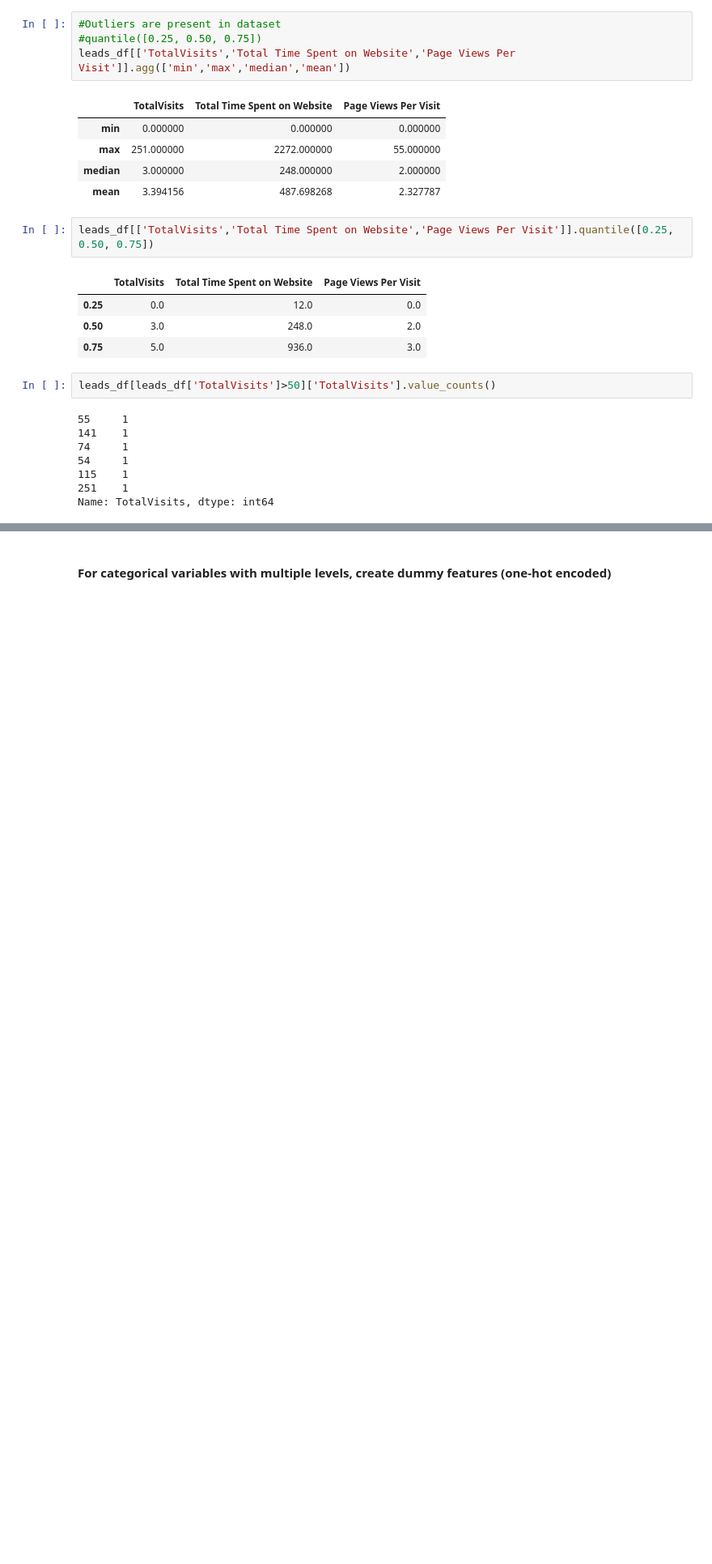
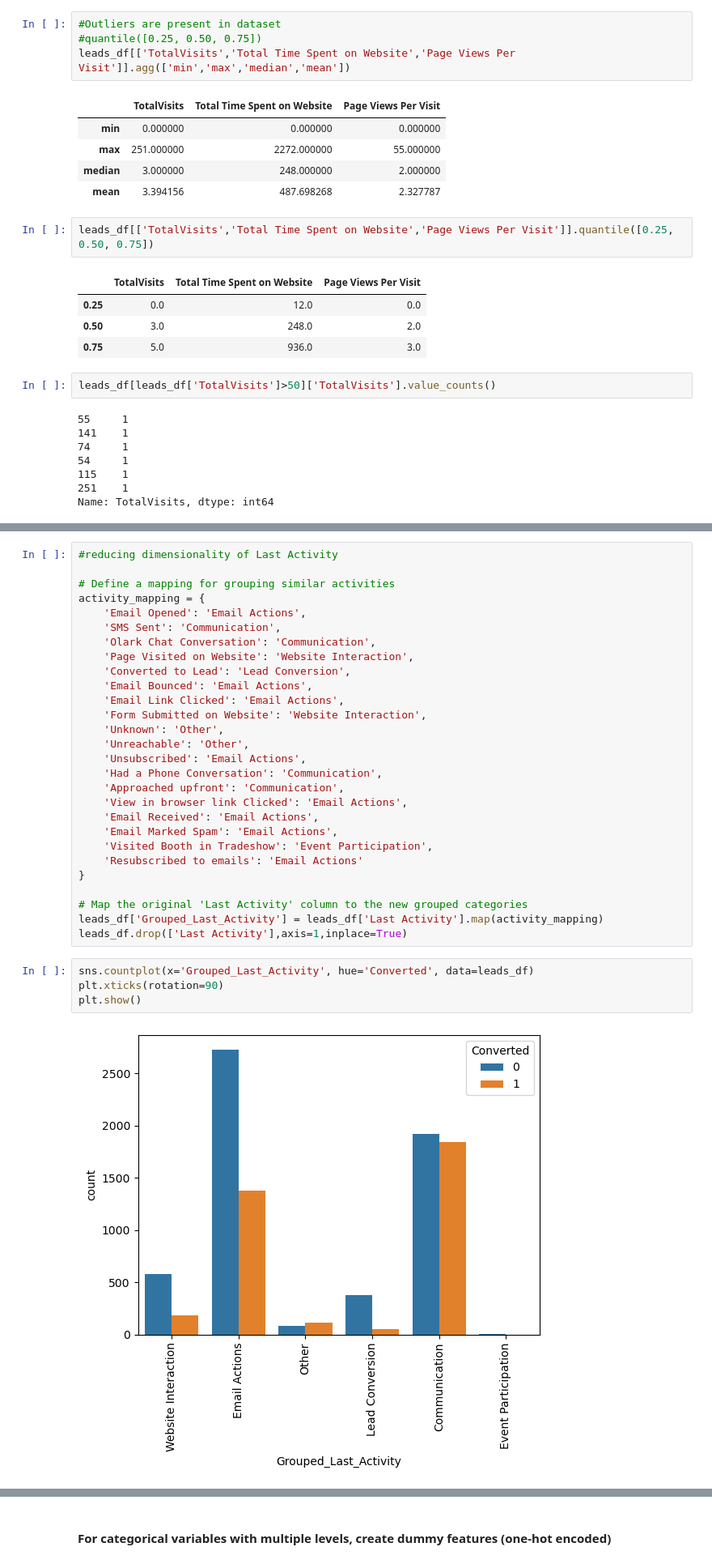
Before and after one commit to sghoshal008/Lead_Scoring_Case_Study, a Jupyter notebook: Lead_Score_assignment_reference.ipynb, the cells around one changed output, grey strips where cells are left out. Shown at 81% size. Saved outputs shown, nothing was run; the diff lists cells and outputs as text; blank space fills up the shorter version.

```diff
--- a/Lead_Score_assignment_reference.ipynb
+++ b/Lead_Score_assignment_reference.ipynb
@@ -581,0 +500,34 @@ telecom.head()
+# %%
+#reducing dimensionality of Last Activity
+
+# Define a mapping for grouping similar activities
+activity_mapping = {
+    'Email Opened': 'Email Actions',
+    'SMS Sent': 'Communication',
+    'Olark Chat Conversation': 'Communication',
+    'Page Visited on Website': 'Website Interaction',
+    'Converted to Lead': 'Lead Conversion',
+    'Email Bounced': 'Email Actions',
+    'Email Link Clicked': 'Email Actions',
+    'Form Submitted on Website': 'Website Interaction',
+    'Unknown': 'Other',
+    'Unreachable': 'Other',
+    'Unsubscribed': 'Email Actions',
+    'Had a Phone Conversation': 'Communication',
+    'Approached upfront': 'Communication',
+    'View in browser link Clicked': 'Email Actions',
+    'Email Received': 'Email Actions',
+    'Email Marked Spam': 'Email Actions',
+    'Visited Booth in Tradeshow': 'Event Participation',
+    'Resubscribed to emails': 'Email Actions'
+}
+
+# Map the original 'Last Activity' column to the new grouped categories
+leads_df['Grouped_Last_Activity'] = leads_df['Last Activity'].map(activity_mapping)
+leads_df.drop(['Last Activity'],axis=1,inplace=True)
+# %%
+sns.countplot(x='Grouped_Last_Activity', hue='Converted', data=leads_df)
+plt.xticks(rotation=90)
+plt.show()
+# %% [output]
+[figure, added]
```
Also changed, not shown: parts of 183 cells of this notebook.
